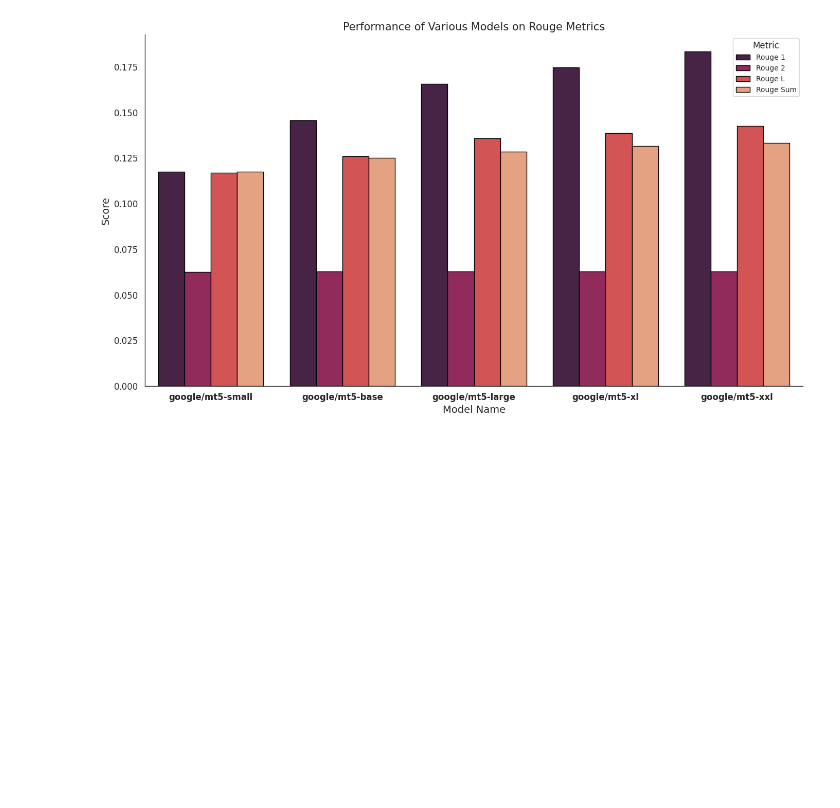
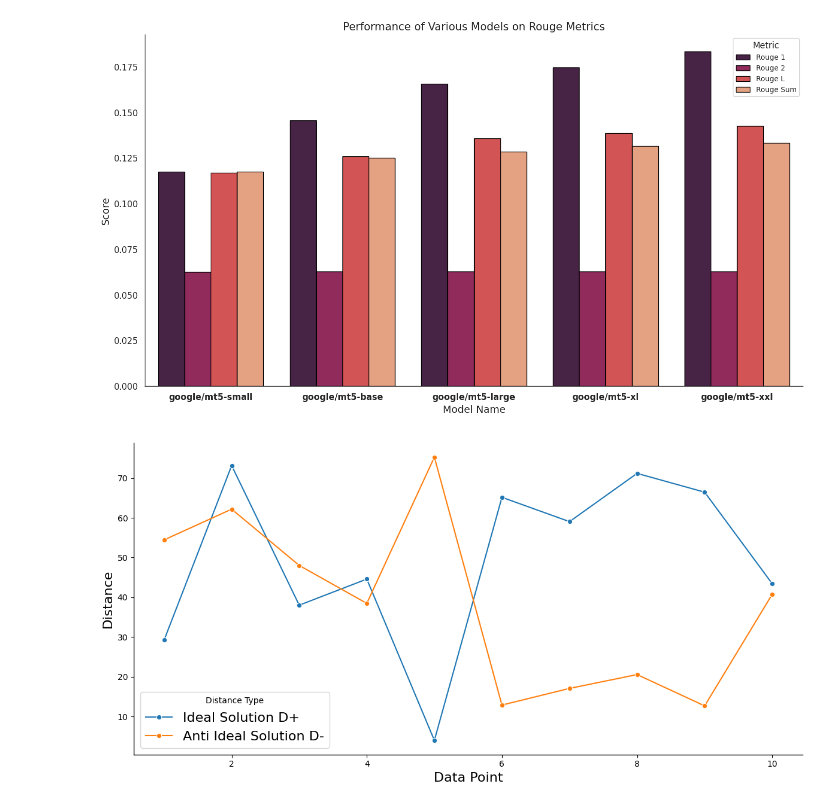
Before and after one commit to Iftekhar-mobin/depression_suicide_project, a Jupyter notebook: visualizer/chart_making.ipynb, the cells around one changed output. Cells and saved outputs as stored; diff of their text form; code cells hidden in the pictures; blank space fills up the shorter version.

```diff
--- a/visualizer/chart_making.ipynb
+++ b/visualizer/chart_making.ipynb
@@ -254,3 +354,37 @@ plt.tight_layout()
 plt.show()
 # %% [output]
 [figure]
+# %%
+import seaborn as sns
+import matplotlib.pyplot as plt
+import pandas as pd
+
+# Creating the data frame for the given table
+data = {
+    "Data Point": list(range(1, 11)),
+    "D+": [29.23, 73.14, 38.02, 44.59, 4.00, 65.16, 59.04, 71.18, 66.45, 43.42],
+    "D-": [54.44, 62.18, 48.02, 38.47, 75.26, 12.89, 17.08, 20.56, 12.69, 40.76]
+}
+
+df = pd.DataFrame(data)
+
+# Plotting the data
+plt.figure(figsize=(12, 6))
+sns.lineplot(x="Data Point", y="D+", data=df, marker='o', label='Ideal Solution D+')
+sns.lineplot(x="Data Point", y="D-", data=df, marker='o', label='Anti Ideal Solution D-')
+# plt.title('Euclidean Distance to the Ideal Solution and the Anti-Ideal Solution')
+plt.xlabel('Data Point', fontsize=16)
+plt.ylabel('Distance', fontsize=16)
+plt.legend(title='Distance Type', fontsize=16)
+plt.grid(False)
+
+# Customize axis borders
+plt.gca().spines['top'].set_visible(False)
+plt.gca().spines['right'].set_visible(False)
+plt.gca().spines['left'].set_linewidth(1)
+plt.gca().spines['bottom'].set_linewidth(1)
+
+plt.tight_layout()
+plt.show()
+# %% [output]
+[figure, added]
```
Also changed, not shown: parts of 5 cells of this notebook, 1 other file.
